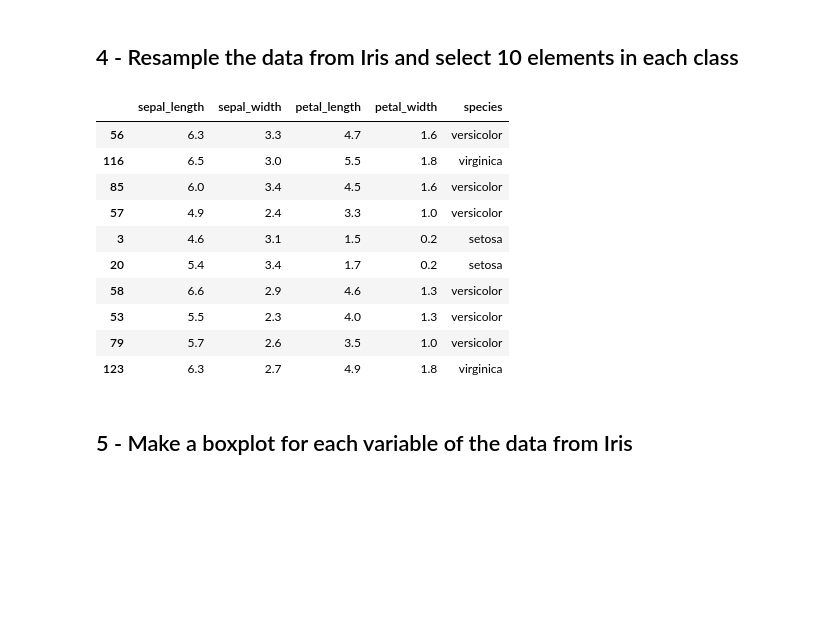
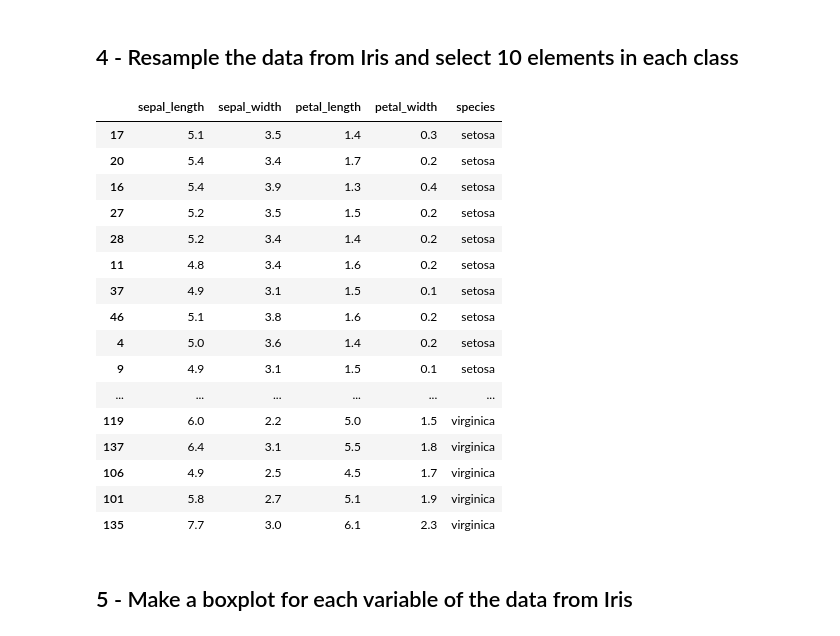
Before and after one commit to LFRusso/SME0828-Data-Science, a Jupyter notebook: projects/p1/p1.ipynb, the cells around one changed output. Drawn from its saved outputs; the diff is of its cells as text; code cells hidden in the pictures; blank space fills up the shorter version.

```diff
--- a/projects/p1/p1.ipynb
+++ b/projects/p1/p1.ipynb
@@ -295,21 +295,31 @@ for i in range(data_arr_rescaled.shape[1]):
 ## 4 - Resample the data from Iris and select 10 elements in each class
 # %%
 data = pd.read_csv("data/iris.csv", header=(0))
+labels = data["species"].unique()
+sample = pd.DataFrame()
 
-sample = data.sample(10)
+for label in labels:
+        sample = sample.append(data.query('species == "{}"'.format(label)).sample(10))
+
 sample
 # %% [output]
 |  | sepal_length | sepal_width | petal_length | petal_width | species |
-| 56 | 6.3 | 3.3 | 4.7 | 1.6 | versicolor |
-| 116 | 6.5 | 3.0 | 5.5 | 1.8 | virginica |
-| 85 | 6.0 | 3.4 | 4.5 | 1.6 | versicolor |
-| 57 | 4.9 | 2.4 | 3.3 | 1.0 | versicolor |
-| 3 | 4.6 | 3.1 | 1.5 | 0.2 | setosa |
+| 17 | 5.1 | 3.5 | 1.4 | 0.3 | setosa |
 | 20 | 5.4 | 3.4 | 1.7 | 0.2 | setosa |
-| 58 | 6.6 | 2.9 | 4.6 | 1.3 | versicolor |
-| 53 | 5.5 | 2.3 | 4.0 | 1.3 | versicolor |
-| 79 | 5.7 | 2.6 | 3.5 | 1.0 | versicolor |
-| 123 | 6.3 | 2.7 | 4.9 | 1.8 | virginica |
+| 16 | 5.4 | 3.9 | 1.3 | 0.4 | setosa |
+| 27 | 5.2 | 3.5 | 1.5 | 0.2 | setosa |
+| 28 | 5.2 | 3.4 | 1.4 | 0.2 | setosa |
+| 11 | 4.8 | 3.4 | 1.6 | 0.2 | setosa |
+| 37 | 4.9 | 3.1 | 1.5 | 0.1 | setosa |
+| 46 | 5.1 | 3.8 | 1.6 | 0.2 | setosa |
+| 4 | 5.0 | 3.6 | 1.4 | 0.2 | setosa |
+| 9 | 4.9 | 3.1 | 1.5 | 0.1 | setosa |
+| ... | ... | ... | ... | ... | ... |
+| 119 | 6.0 | 2.2 | 5.0 | 1.5 | virginica |
+| 137 | 6.4 | 3.1 | 5.5 | 1.8 | virginica |
+| 106 | 4.9 | 2.5 | 4.5 | 1.7 | virginica |
+| 101 | 5.8 | 2.7 | 5.1 | 1.9 | virginica |
+| 135 | 7.7 | 3.0 | 6.1 | 2.3 | virginica |
 # %% [markdown]
 ## 5 - Make a boxplot for each variable of the data from Iris
 # %%
```
